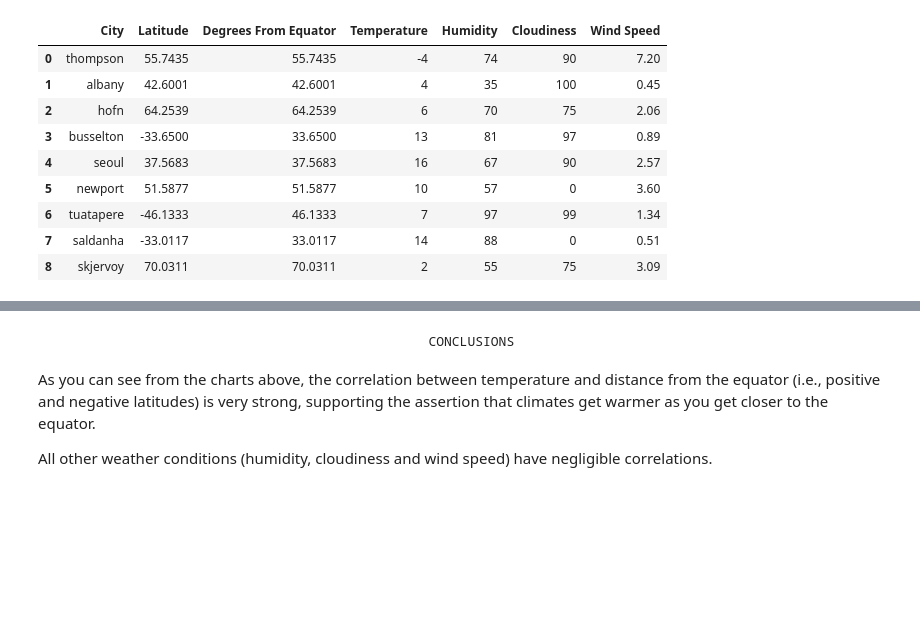
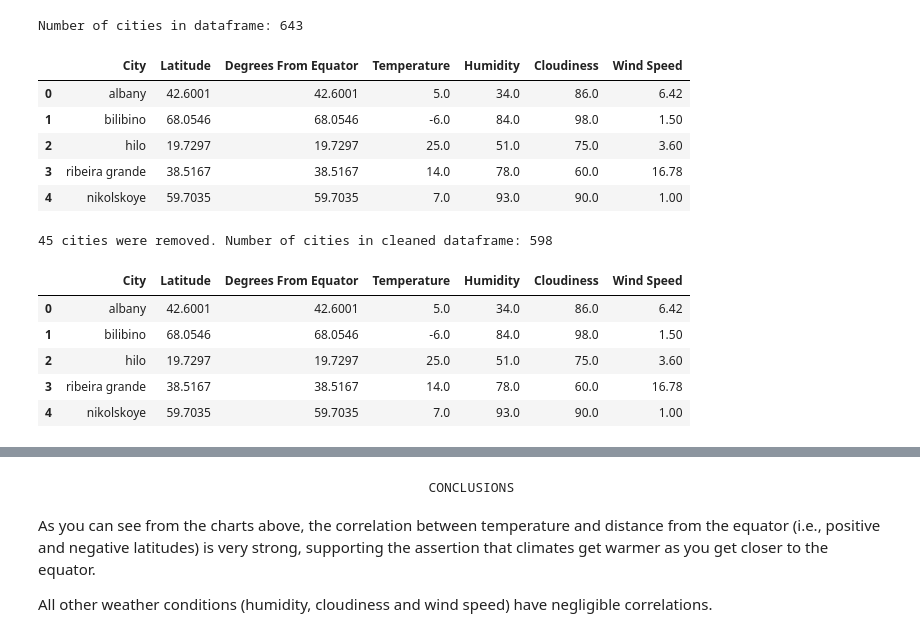
Before and after one commit to kennethcandersen/automated-vacation-planner, a Jupyter notebook: WeatherPy/WeatherPy.ipynb, the cells around one changed output, grey strips where cells are left out. Cells and saved outputs as stored; diff of their text form; code cells hidden in the pictures; blank space fills up the shorter version.

```diff
--- a/WeatherPy/WeatherPy.ipynb
+++ b/WeatherPy/WeatherPy.ipynb
@@ -111,21 +108,42 @@ weather_data_df
-# %%
-clean_weather_data_df= weather_data_df.dropna(how='any', axis=0)
-
-clean_weather_data_df= weather_data_df.drop_duplicates(subset ="City",
-                     keep = 'first').reset_index(drop=True)
-
-# Save the dataframe above to .csv file
-clean_weather_data_df.to_csv("weather-data.csv", index=False)
-
-clean_weather_data_df
-# %% [output]
-|  | City | Latitude | Degrees From Equator | Temperature | Humidity | Cloudiness | Wind Speed |
-| 0 | thompson | 55.7435 | 55.7435 | -4 | 74 | 90 | 7.20 |
-| 1 | albany | 42.6001 | 42.6001 | 4 | 35 | 100 | 0.45 |
-| 2 | hofn | 64.2539 | 64.2539 | 6 | 70 | 75 | 2.06 |
-| 3 | busselton | -33.6500 | 33.6500 | 13 | 81 | 97 | 0.89 |
-| 4 | seoul | 37.5683 | 37.5683 | 16 | 67 | 90 | 2.57 |
-| 5 | newport | 51.5877 | 51.5877 | 10 | 57 | 0 | 3.60 |
-| 6 | tuatapere | -46.1333 | 46.1333 | 7 | 97 | 99 | 1.34 |
-| 7 | saldanha | -33.0117 | 33.0117 | 14 | 88 | 0 | 0.51 |
-| 8 | skjervoy | 70.0311 | 70.0311 | 2 | 55 | 75 | 3.09 |
+# %%
+#Build a new data frame with with weather data
+
+weather_data_df = pd.DataFrame({"City" : clean_initial_city_list_df['Cities'],
+                                "Latitude": lats,
+                                "Degrees From Equator": list(map(abs, lats)),   # The intention of the 'Degrees from
+                                "Temperature" : temps,                          # Equator' column isto establish an
+                                "Humidity" : humids,                            # absolute value of the latitude, or
+                                "Cloudiness" : cloudies,                        # basically the distance from equator
+                                "Wind Speed" : wind_speeds                      # This will come in handy later for
+                              })                                                # plotting
+
+count1 = len(weather_data_df)                                                   # Count cities in dataframe
+print(f"Number of cities in dataframe: {count1}")                               # Print count
+weather_data_df.head()                                                          # Show the head sample
+# %% [output]
+Number of cities in dataframe: 643
+|  | City | Latitude | Degrees From Equator | Temperature | Humidity | Cloudiness | Wind Speed |
+| 0 | albany | 42.6001 | 42.6001 | 5.0 | 34.0 | 86.0 | 6.42 |
+| 1 | bilibino | 68.0546 | 68.0546 | -6.0 | 84.0 | 98.0 | 1.50 |
+| 2 | hilo | 19.7297 | 19.7297 | 25.0 | 51.0 | 75.0 | 3.60 |
+| 3 | ribeira grande | 38.5167 | 38.5167 | 14.0 | 78.0 | 60.0 | 16.78 |
+| 4 | nikolskoye | 59.7035 | 59.7035 | 7.0 | 93.0 | 90.0 | 1.00 |
+# %%
+# Remove cities with missing weather data from dataframe and save the data in a .csv file
+
+clean_weather_data_df= weather_data_df.dropna(how='any')          # Use .dropna() to remove rows with missing data
+
+
+clean_weather_data_df.to_csv("weather-data.csv", index=False)     # Save the dataframe above to .csv file
+
+count2 = len(clean_weather_data_df)                               # Get a new city count
+print(f"{count1 - count2} cities were removed. Number of cities in cleaned dataframe: {count2}") #Print the updated count
+clean_weather_data_df.head()                                      # Show the head sample
+# %% [output]
+45 cities were removed. Number of cities in cleaned dataframe: 598
+|  | City | Latitude | Degrees From Equator | Temperature | Humidity | Cloudiness | Wind Speed |
+| 0 | albany | 42.6001 | 42.6001 | 5.0 | 34.0 | 86.0 | 6.42 |
+| 1 | bilibino | 68.0546 | 68.0546 | -6.0 | 84.0 | 98.0 | 1.50 |
+| 2 | hilo | 19.7297 | 19.7297 | 25.0 | 51.0 | 75.0 | 3.60 |
+| 3 | ribeira grande | 38.5167 | 38.5167 | 14.0 | 78.0 | 60.0 | 16.78 |
+| 4 | nikolskoye | 59.7035 | 59.7035 | 7.0 | 93.0 | 90.0 | 1.00 |
```
Also changed, not shown: parts of 13 cells of this notebook, 3 other files.
